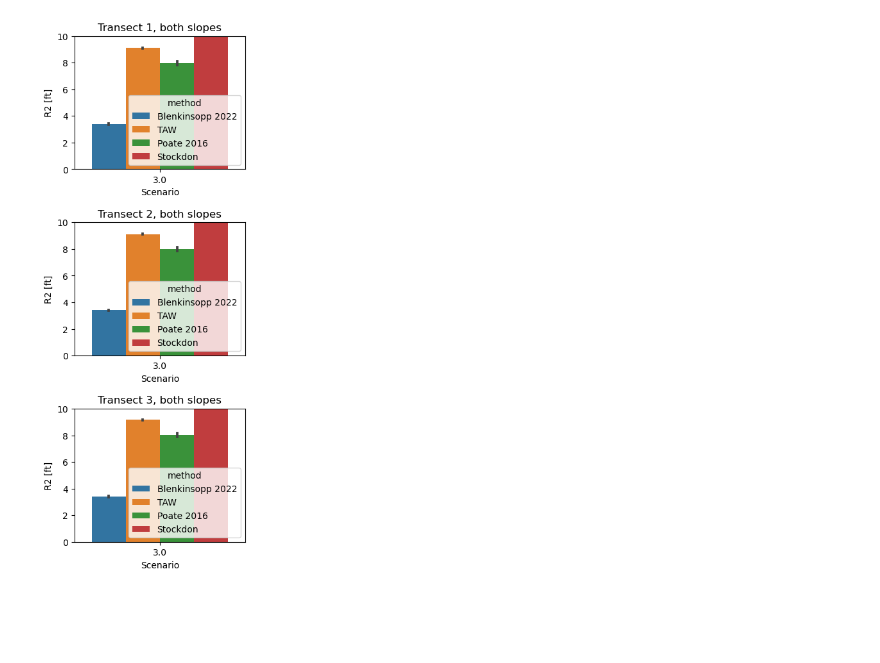
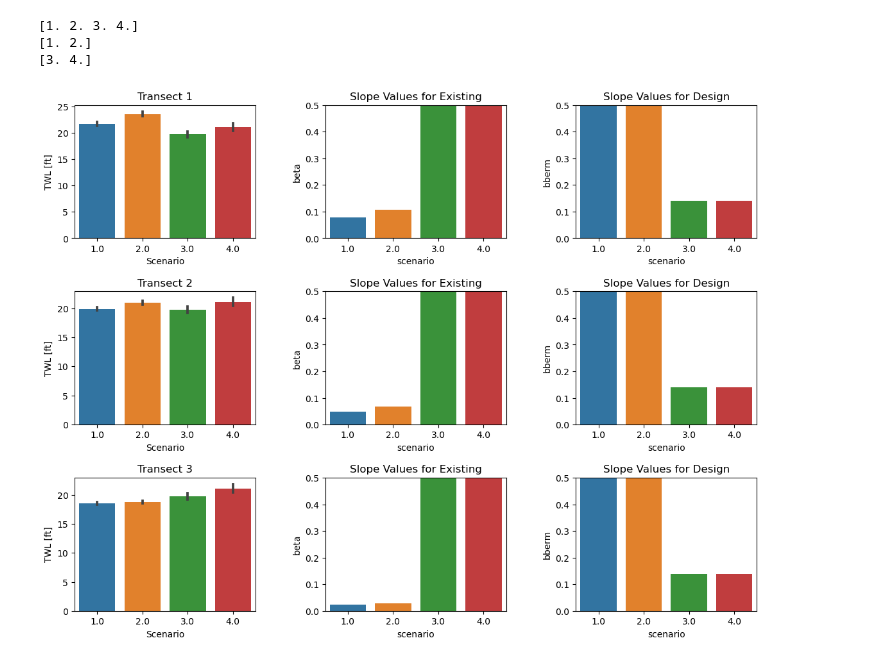
Before and after one commit to anellenson/py-wave-runup, a Jupyter notebook: ResultsPlotting.ipynb, the cells around one changed output. Saved outputs shown, nothing was run; the diff lists cells and outputs as text; code cells hidden in the pictures; blank space fills up the shorter version.

Commit message:
revised data input for scenarios

```diff
--- a/ResultsPlotting.ipynb
+++ b/ResultsPlotting.ipynb
@@ -36,27 +28,39 @@ df_stock['scenario'] = 1
 # df = load_timeseries_data('data\Hs_ts.csv','data\Tp_ts.csv', dtoe=2, slope=1/10)
 # df.bsand = 1/100
 # %%
+df_stock = df.copy(deep=True)
+print(df_stock.scenario.unique())
+df_stock = df_stock.loc[(df_stock.scenario == 1) | (df_stock.scenario==2)]
+print(df_stock.scenario.unique())
+df = df.loc[(df.scenario==3) | (df.scenario==4)]
+print(df.scenario.unique())
+
 blen = py_wave_runup.models.Blenkinsopp2022(Hs=df.hs,beta=df.beta,bsand=df.bsand,bberm=df.bberm,dtoeSWL=df.dtoeSWL,Tp=df.tp,spectral_wave_period=True,h=10)
 euro = py_wave_runup.models.EurOtop2018(Hs=df.hs,beta=df.beta,bsand=df.bsand,bberm=df.bberm,dtoeSWL=df.dtoeSWL,Tp=df.tp,spectral_wave_period=True,h=10)
 poate = py_wave_runup.models.Poate2016(Hs=df.hs,beta=df.beta,bsand=df.bsand,bberm=df.bberm,dtoeSWL=df.dtoeSWL,Tp=df.tp,spectral_wave_period=True,h=10)
-stock = py_wave_runup.models.Stockdon2006(Hs=df.hs,beta=df.beta,bsand=df.bsand,bberm=df.bberm,dtoeSWL=df.dtoeSWL,Tp=df.tp,spectral_wave_period=True,h=10)
+stock = py_wave_runup.models.Stockdon2006(Hs=df_stock.hs,beta=df_stock.beta,bsand=df_stock.bsand,bberm=df_stock.bberm,dtoeSWL=df_stock.dtoeSWL,Tp=df_stock.tp,spectral_wave_period=True,h=10)
 
 df_taw = df.copy(deep=True)
 df_poate = df.copy(deep=True)
-df_stock = df.copy(deep=True)
 
 df_stock['r2'] = (stock.R2 + MHW)*3.3
 df_stock['method'] = ['Stockdon'] * len(df.hs)
-df['r2'] = blen.R2_eq21*3.3
 
-df_taw['r2'] = euro.R2(gamma_f=0.70)*3.3
-df_poate['r2'] = poate.R2()*3.3
+df['r2'] = (blen.R2_eq21+MHW)*3.3
+df['method'] = ['Blenkinsopp 2022'] * len(df.hs)
+
+df_taw['r2'] = (euro.R2(gamma_f=0.70)+MHW)*3.3
+df_poate['r2'] = (poate.R2()+MHW)*3.3
 df_poate['method'] = ['Poate 2016'] * len(df.hs)
 df_taw['method'] = ['TAW'] * len(df.hs)
-df['method'] = ['Blenkinsopp 2022'] * len(df.hs)
+
 
 df_full = pd.concat([df, df_taw, df_poate, df_stock])
 df_full['hs'] = df_full['hs']*3.3
+# %% [output]
+[1. 2. 3. 4.]
+[1. 2.]
+[3. 4.]
 # %%
 #Run this for continuous data plot
 # fig, ax = pl.subplots(1,1)
@@ -69,14 +73,19 @@ df_full['hs'] = df_full['hs']*3.3
 # pl.savefig('hsvsr2vsmethod.png')
 # %%
 #Run this for scenario plotting
-fig, ax = pl.subplots(3,1)
+fig, ax = pl.subplots(3,3)
 pl.tight_layout()
-fig.set_size_inches((3,9))
+fig.set_size_inches((12,9))
 for i in range(3):
-    a = sns.barplot(x='scenario',y='r2', hue='method', data=df_full[df_full.transect==i+1],ax = ax[i])
-    ax[i].set_ylim((0,10))
-    ax[i].set_ylabel('R2 [ft]')
-    ax[i].set_xlabel('Scenario')
-    ax[i].set_title('Transect {0}, both slopes'.format(i+1))
+    a = sns.barplot(x='scenario',y='r2', data=df_full[df_full.transect==i+1],ax = ax[i,0])
+    sns.barplot(x='scenario',y='beta', data=df_full[df_full.transect==i+1],ax = ax[i,1])
+    sns.barplot(x='scenario',y='bberm', data=df_full[df_full.transect==i+1],ax = ax[i,2])
+    ax[i,0].set_ylabel('TWL [ft]')
+    ax[i,0].set_xlabel('Scenario')
+    ax[i,0].set_title('Transect {0}'.format(i+1))
+    ax[i,1].set_title('Slope Values for Existing')
+    ax[i,2].set_title('Slope Values for Design')
+    ax[i,1].set_ylim((0,0.5))
+    ax[i,2].set_ylim((0,0.5))
 # %% [output]
-[figure, old version]
+[figure, new version]
```
Also changed, not shown: parts of 2 cells of this notebook, 2 other files.
